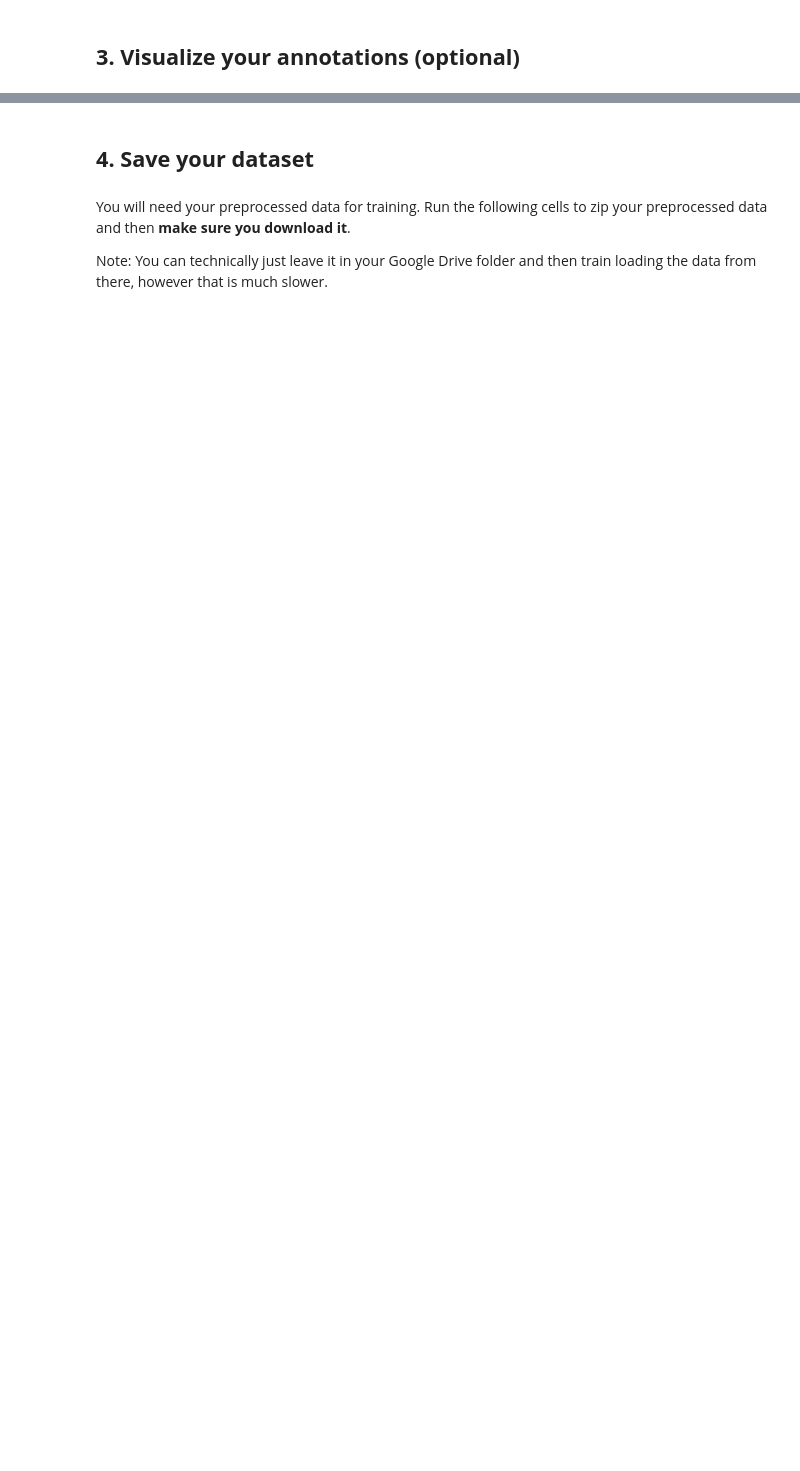
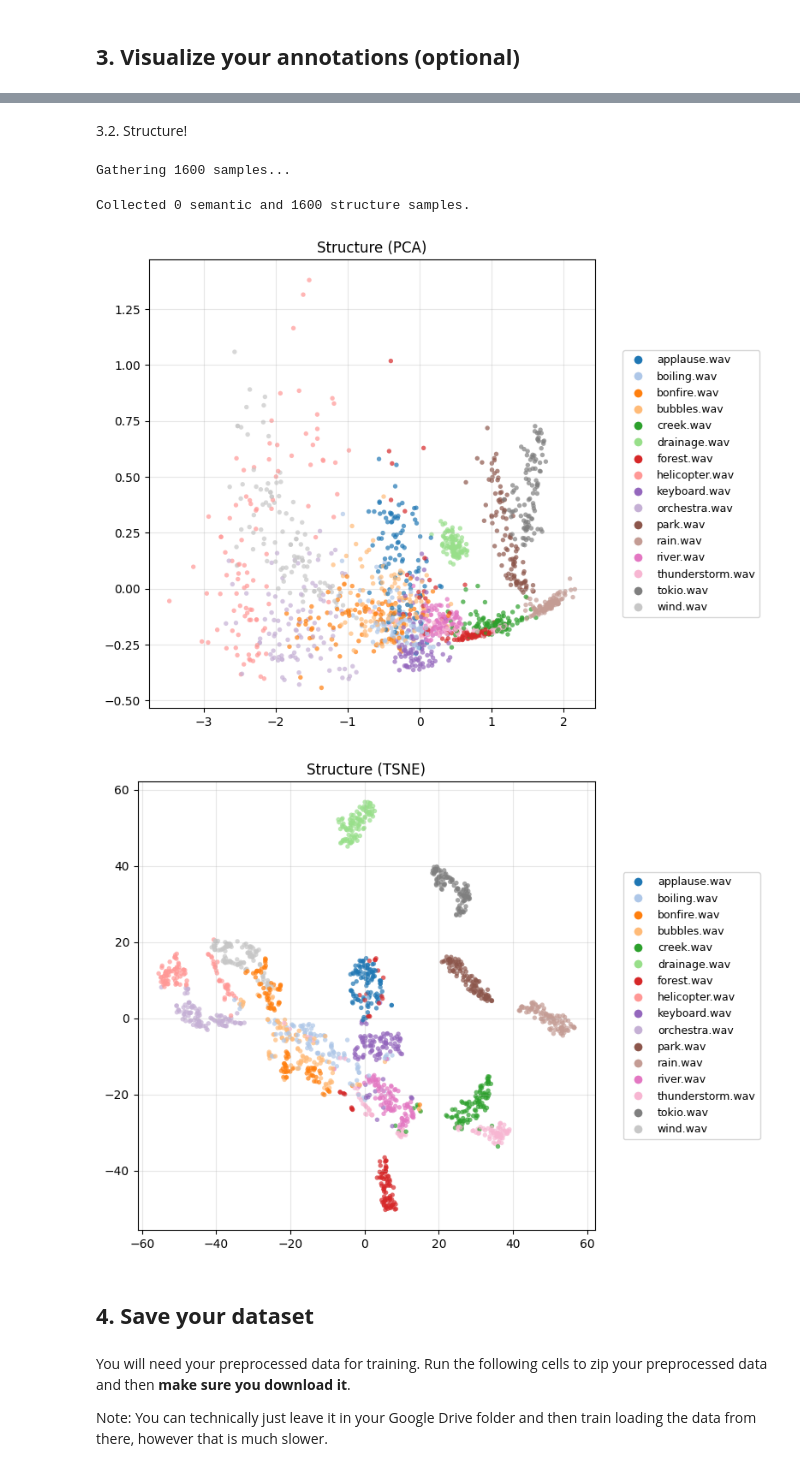
Before and after one commit to cordutie/SCAPES, a Jupyter notebook: quickstart/1. dataprep.ipynb, the cells around one changed output, grey strips where cells are left out. Drawn from its saved outputs; the diff is of its cells as text; code cells hidden in the pictures; blank space fills up the shorter version.

```diff
--- a/quickstart/1. dataprep.ipynb
+++ b/quickstart/1. dataprep.ipynb
@@ -126,3 +204,28 @@ explorer.plot(method="tsne")
+# %% [markdown]
+3.2. Structure!
+# %%
+from SCAPES.data.visualization import LatentSpaceExplorer
+from SCAPES.data.dataset import AtomSequenceDataset
+
+dataset = AtomSequenceDataset(
+    dataset_path=path_to_dataset,
+    requested_keys=[
+        "target_structure",
+        "index"
+    ],
+    device="cpu"
+)
+
+explorer = LatentSpaceExplorer(dataset, max_samples_per_file=100)
+
+# global structure embedding
+explorer.plot_structure(method="pca")
+explorer.plot_structure(method="tsne")
+# %% [output]
+Gathering 1600 samples...
+Collected 0 semantic and 1600 structure samples.
+[figure, added]
+[figure, added]
 # %% [markdown]
 ## **4. Save your dataset**
 # %% [markdown]
```
Also changed, not shown: parts of 11 cells of this notebook, 18 other files.
